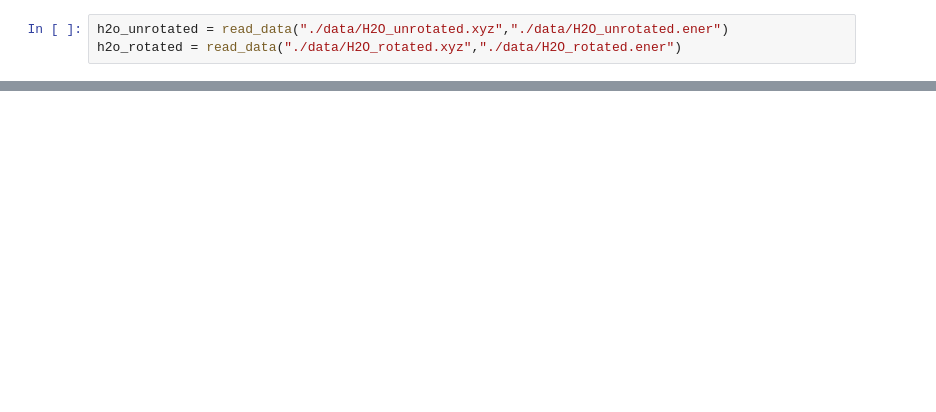
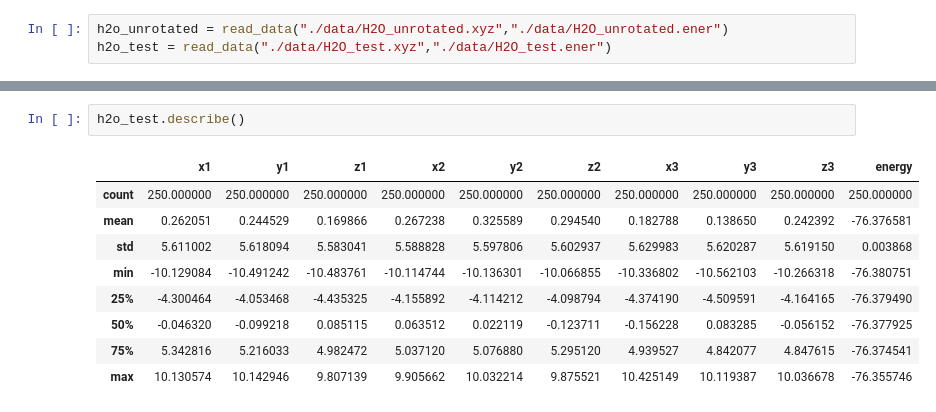
Before and after one commit to vathzen/h2o-energies-msc, a Jupyter notebook: H2O_Energies.ipynb, the cells around one changed output, grey strips where cells are left out. Cells and saved outputs as stored; diff of their text form; blank space fills up the shorter version.

```diff
--- a/H2O_Energies.ipynb
+++ b/H2O_Energies.ipynb
@@ -34,3 +41,3 @@ def read_data(pathC,pathE):
 # %%
 h2o_unrotated = read_data("./data/H2O_unrotated.xyz","./data/H2O_unrotated.ener")
-h2o_rotated = read_data("./data/H2O_rotated.xyz","./data/H2O_rotated.ener")
+h2o_test = read_data("./data/H2O_test.xyz","./data/H2O_test.ener")
@@ -49,0 +44,12 @@ h2o_rotated.describe()
+# %%
+h2o_test.describe()
+# %% [output]
+|  | x1 | y1 | z1 | x2 | y2 | z2 | x3 | y3 | z3 | energy |
+| count | 250.000000 | 250.000000 | 250.000000 | 250.000000 | 250.000000 | 250.000000 | 250.000000 | 250.000000 | 250.000000 | 250.000000 |
+| mean | 0.262051 | 0.244529 | 0.169866 | 0.267238 | 0.325589 | 0.294540 | 0.182788 | 0.138650 | 0.242392 | -76.376581 |
+| std | 5.611002 | 5.618094 | 5.583041 | 5.588828 | 5.597806 | 5.602937 | 5.629983 | 5.620287 | 5.619150 | 0.003868 |
+| min | -10.129084 | -10.491242 | -10.483761 | -10.114744 | -10.136301 | -10.066855 | -10.336802 | -10.562103 | -10.266318 | -76.380751 |
+| 25% | -4.300464 | -4.053468 | -4.435325 | -4.155892 | -4.114212 | -4.098794 | -4.374190 | -4.509591 | -4.164165 | -76.379490 |
+| 50% | -0.046320 | -0.099218 | 0.085115 | 0.063512 | 0.022119 | -0.123711 | -0.156228 | 0.083285 | -0.056152 | -76.377925 |
+| 75% | 5.342816 | 5.216033 | 4.982472 | 5.037120 | 5.076880 | 5.295120 | 4.939527 | 4.842077 | 4.847615 | -76.374541 |
+| max | 10.130574 | 10.142946 | 9.807139 | 9.905662 | 10.032214 | 9.875521 | 10.425149 | 10.119387 | 10.036678 | -76.355746 |
```
Also changed, not shown: parts of 13 cells of this notebook, 2 other files.
